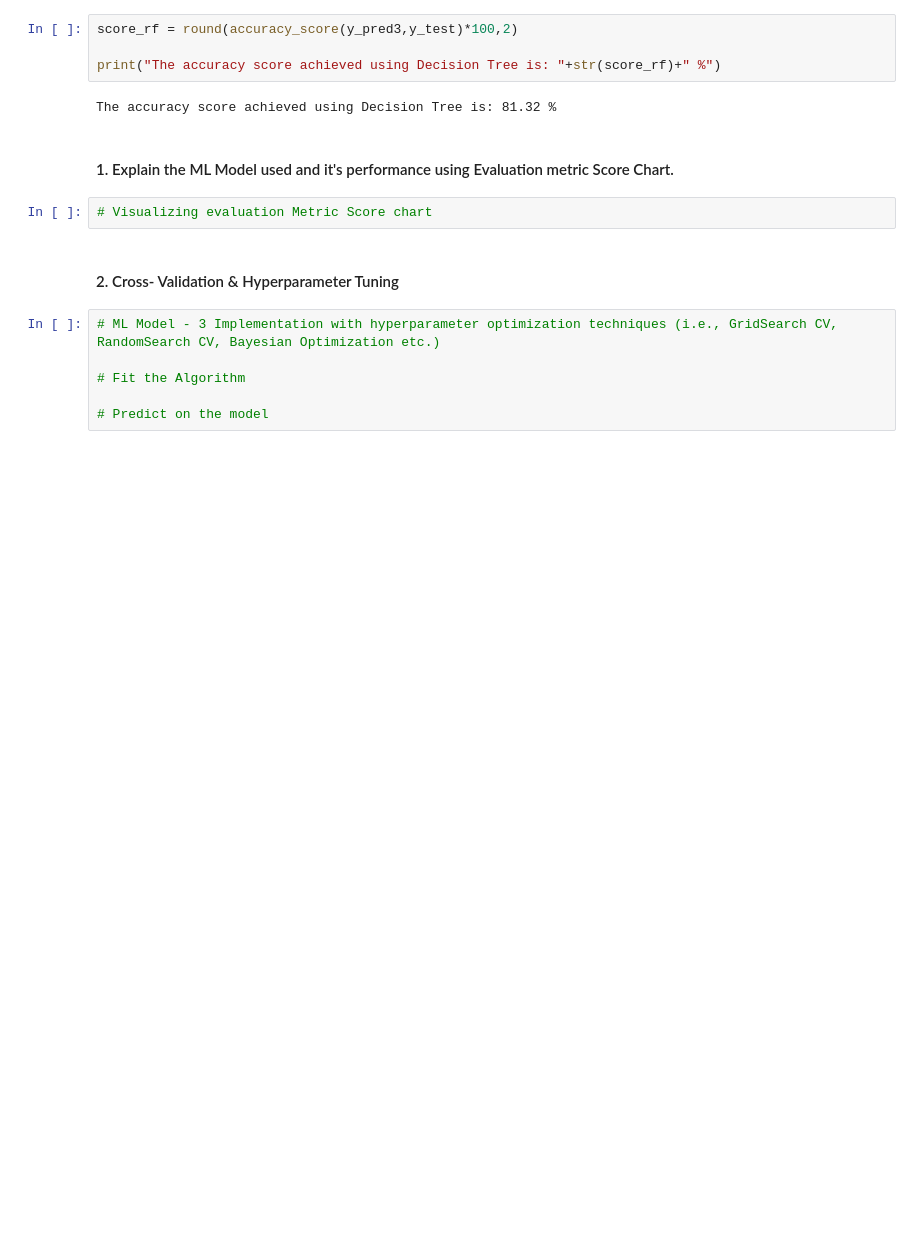
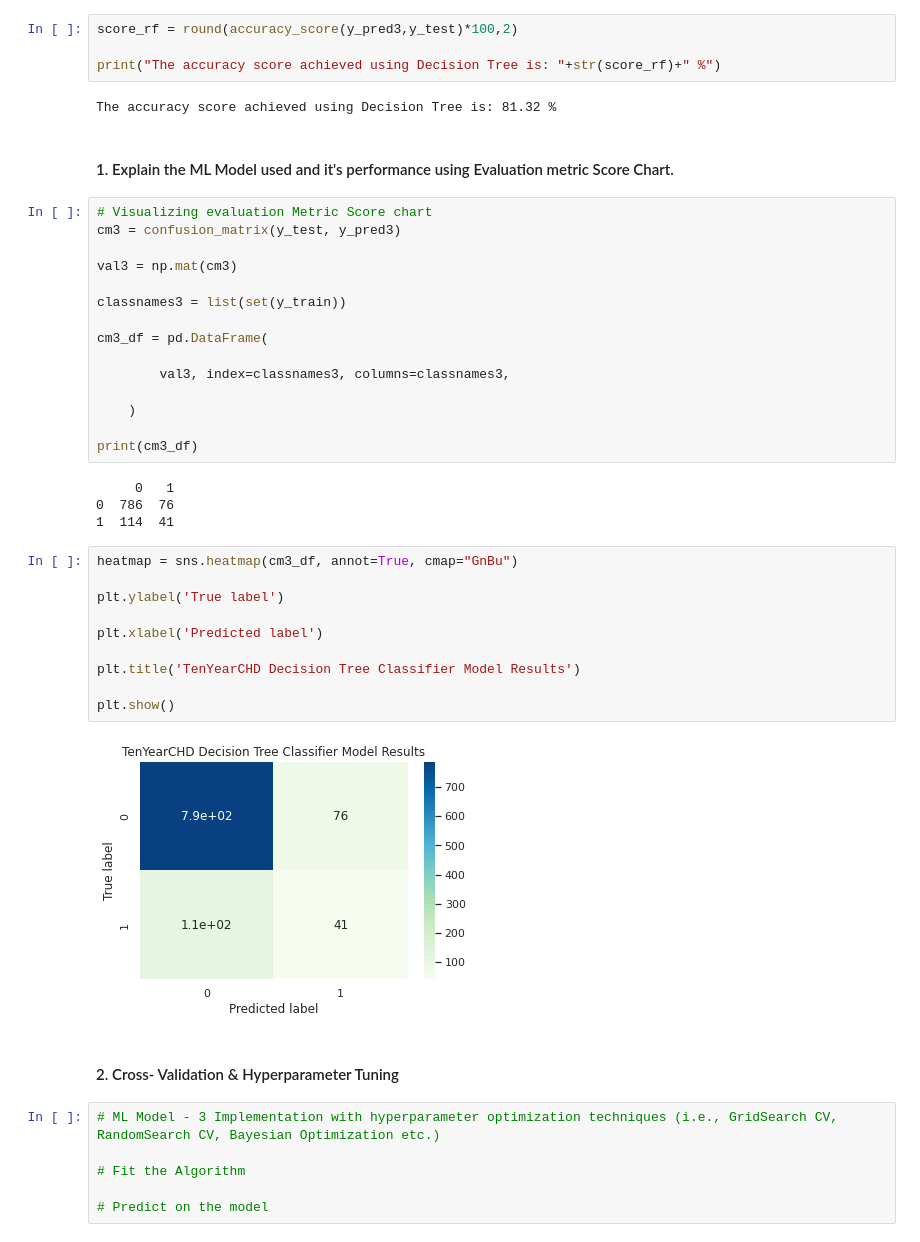
Before and after one commit to abhishekdhasmana17/Cardiovascular-Risk-Prediction, a Jupyter notebook: Cardiovascular_Risk_Prediction.ipynb, the cells around one changed output. Drawn from its saved outputs; the diff is of its cells as text; blank space fills up the shorter version.

```diff
--- a/Cardiovascular_Risk_Prediction.ipynb
+++ b/Cardiovascular_Risk_Prediction.ipynb
@@ -1718,8 +1721,37 @@ print("The accuracy score achieved using Decision Tree is: "+str(score_rf)+" %")
 The accuracy score achieved using Decision Tree is: 81.32 %
 # %% [markdown]
 #### 1. Explain the ML Model used and it's performance using Evaluation metric Score Chart.
-# %%
-# Visualizing evaluation Metric Score chart
+# %%
+# Visualizing evaluation Metric Score chart
+cm3 = confusion_matrix(y_test, y_pred3)
+
+val3 = np.mat(cm3)
+
+classnames3 = list(set(y_train))
+
+cm3_df = pd.DataFrame(
+
+        val3, index=classnames3, columns=classnames3,
+
+    )
+
+print(cm3_df)
+# %% [output]
+     0   1
+0  786  76
+1  114  41
+# %%
+heatmap = sns.heatmap(cm3_df, annot=True, cmap="GnBu")
+
+plt.ylabel('True label')
+
+plt.xlabel('Predicted label')
+
+plt.title('TenYearCHD Decision Tree Classifier Model Results')
+
+plt.show()
+# %% [output]
+[figure, added]
 # %% [markdown]
 #### 2. Cross- Validation & Hyperparameter Tuning
 # %%
```
Also changed, not shown: parts of 9 cells of this notebook.
